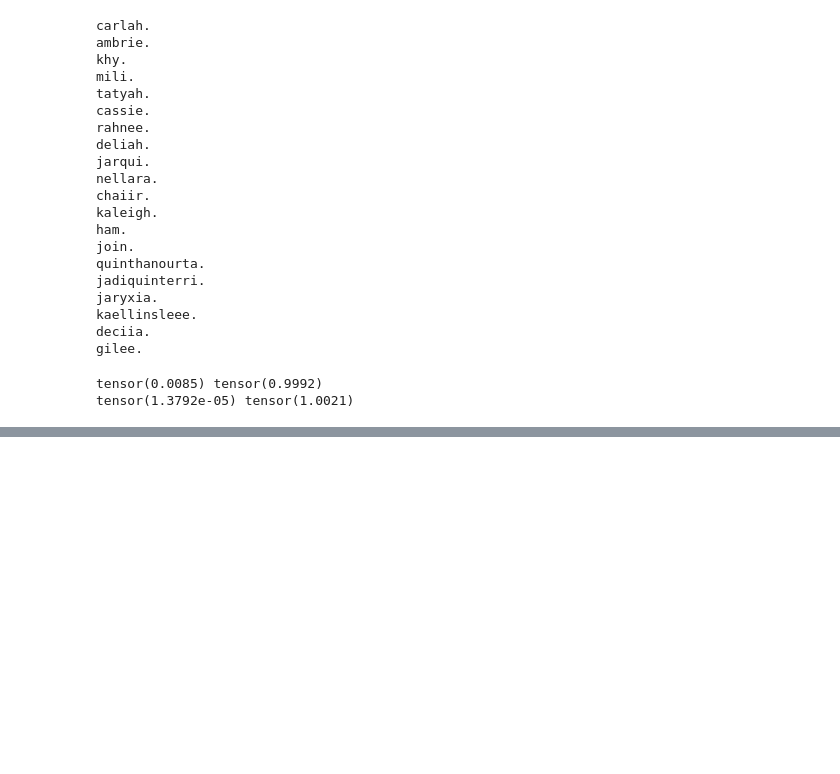
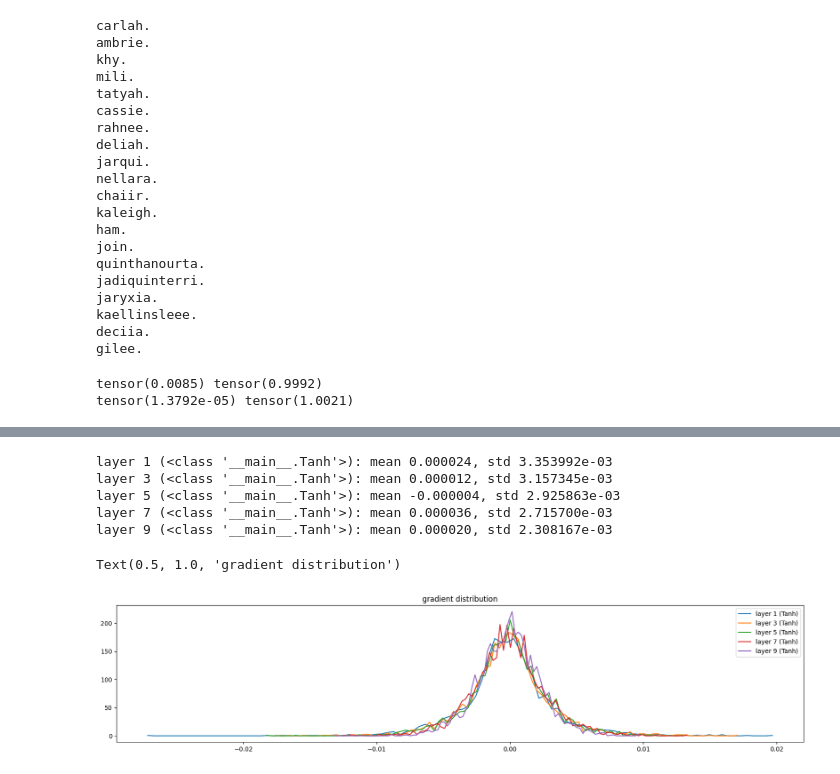
Before and after one commit to ahmadsharif1/mygrad, a Jupyter notebook: lesson4/model.ipynb, the cells around one changed output, grey strips where cells are left out. Cells and saved outputs as stored; diff of their text form; code cells hidden in the pictures; blank space fills up the shorter version.

```diff
--- a/lesson4/model.ipynb
+++ b/lesson4/model.ipynb
@@ -231,0 +380,20 @@ tensor(1.3792e-05) tensor(1.0021)
+# %%
+plt.figure(figsize=(20, 4))
+legends = []
+for i, layer in enumerate(layers[:-1]):
+  if isinstance(layer, Tanh):
+    t = layer.out.grad
+    print('layer %d (%10s): mean %f, std %e' % (i, layer.__class__, t.mean(), t.std(),))
+    hy, hx = torch.histogram(t, density=True)
+    plt.plot(hx[:-1].detach(), hy.detach())
+    legends.append(f'layer {i} ({layer.__class__.__name__})')
+plt.legend(legends)
+plt.title('gradient distribution')
+# %% [output]
+layer 1 (<class '__main__.Tanh'>): mean 0.000024, std 3.353992e-03
+layer 3 (<class '__main__.Tanh'>): mean 0.000012, std 3.157345e-03
+layer 5 (<class '__main__.Tanh'>): mean -0.000004, std 2.925863e-03
+layer 7 (<class '__main__.Tanh'>): mean 0.000036, std 2.715700e-03
+layer 9 (<class '__main__.Tanh'>): mean 0.000020, std 2.308167e-03
+Text(0.5, 1.0, 'gradient distribution')
+[figure, added]
```
Also changed, not shown: parts of 7 cells of this notebook, 1 other file.
